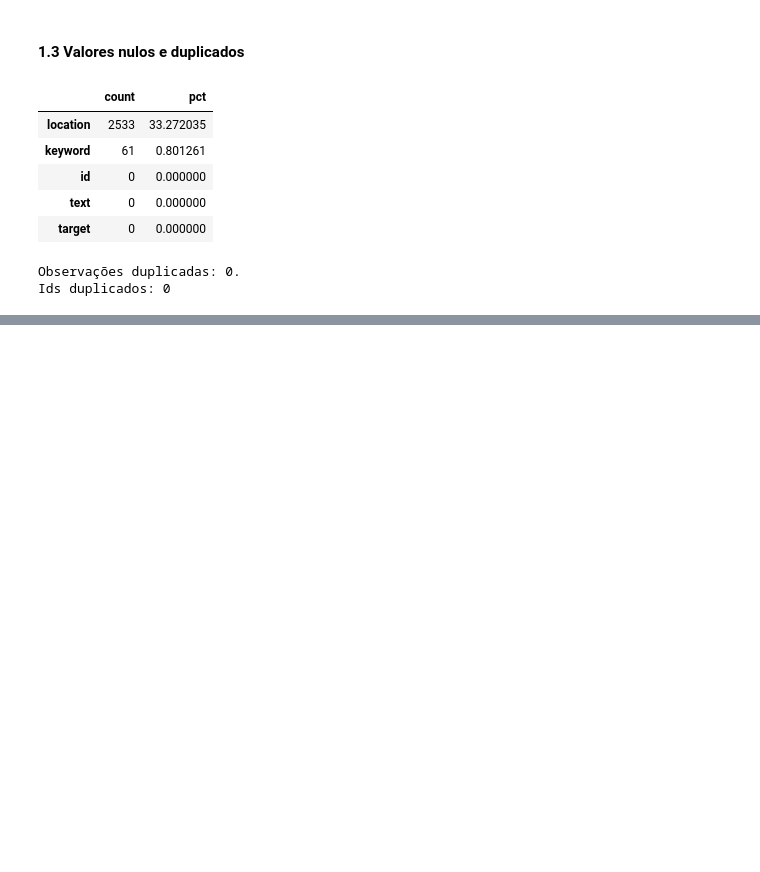
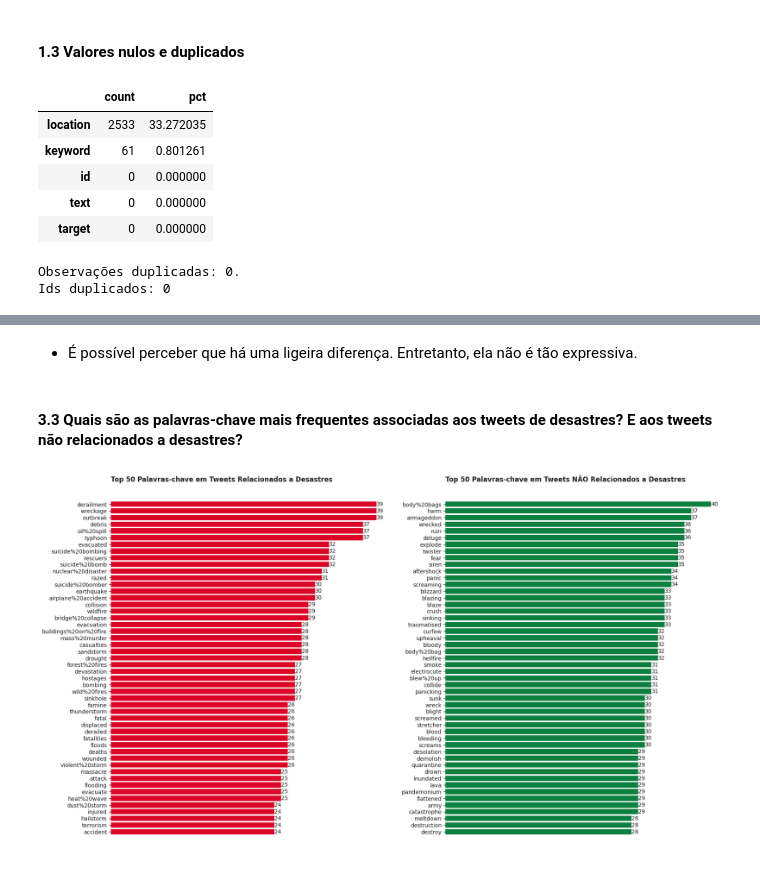
Before and after one commit to allmeidaapedro/Twitter-Disaster-Analysis, a Jupyter notebook: notebooks/eda.ipynb, the cells around one changed output, grey strips where cells are left out. Drawn from its saved outputs; the diff is of its cells as text; code cells hidden in the pictures; blank space fills up the shorter version.

```diff
--- a/notebooks/eda.ipynb
+++ b/notebooks/eda.ipynb
@@ -310,0 +417,40 @@ Name: clean_text, dtype: object
+# %% [markdown]
+- É possível perceber que há uma ligeira diferença. Entretanto, ela não é tão expressiva.
+# %% [markdown]
+#### 3.3 Quais são as palavras-chave mais frequentes associadas aos tweets de desastres? E aos tweets não relacionados a desastres?
+# %%
+# Agrupando os dados.
+disaster_df = clean_df.loc[clean_df['target'] == 1]
+non_disaster_df = clean_df.loc[clean_df['target'] == 0]
+keywords_disaster_tweets = disaster_df.groupby(['keyword'])[['keyword']].count().rename(columns={'keyword': 'count'}).sort_values(by=['count'], ascending=False).head(50).reset_index()
+keywords_non_disaster_tweets = non_disaster_df.groupby(['keyword'])[['keyword']].count().rename(columns={'keyword': 'count'}).sort_values(by=['count'], ascending=False).head(50).reset_index()
+
+# Plot e customização.
+#colors = plt.cm.viridis(np.linspace(0, 1, len(keywords_disaster_tweets)))
+fig, ax = plt.subplots(1, 2, figsize=(20, 12))
+
+# Disaster.
+bars = ax[0].barh(y=keywords_disaster_tweets['keyword'], width=keywords_disaster_tweets['count'], color=VERMELHO1)
+ax[0].bar_label(bars, color=CINZA1)
+ax[0].set_title('Top 50 Palavras-chave em Tweets Relacionados a Desastres', color=CINZA1, fontweight='bold', loc='left')
+ax[0].set_yticks(ticks=range(50), labels=keywords_disaster_tweets['keyword'].tolist(), color=CINZA1)
+ax[0].spines['top'].set_visible(False)
+ax[0].spines['right'].set_visible(False)
+ax[0].spines['bottom'].set_visible(False)
+ax[0].spines['left'].set_visible(False)
+ax[0].get_xaxis().set_visible(False)
+ax[0].invert_yaxis()
+
+# Non-Disaster.
+bars = ax[1].barh(y=keywords_non_disaster_tweets['keyword'], width=keywords_non_disaster_tweets['count'], color=VERDE1)
+ax[1].bar_label(bars, color=CINZA1)
+ax[1].set_title('Top 50 Palavras-chave em Tweets NÃO Relacionados a Desastres', color=CINZA1, fontweight='bold', loc='left')
+ax[1].set_yticks(ticks=range(50), labels=keywords_non_disaster_tweets['keyword'].tolist(), color=CINZA1)
+ax[1].spines['top'].set_visible(False)
+ax[1].spines['right'].set_visible(False)
+ax[1].spines['bottom'].set_visible(False)
+ax[1].spines['left'].set_visible(False)
+ax[1].get_xaxis().set_visible(False)
+ax[1].invert_yaxis()
+# %% [output]
+[figure, added]
```
Also changed, not shown: parts of 38 cells of this notebook, 1 other file.
